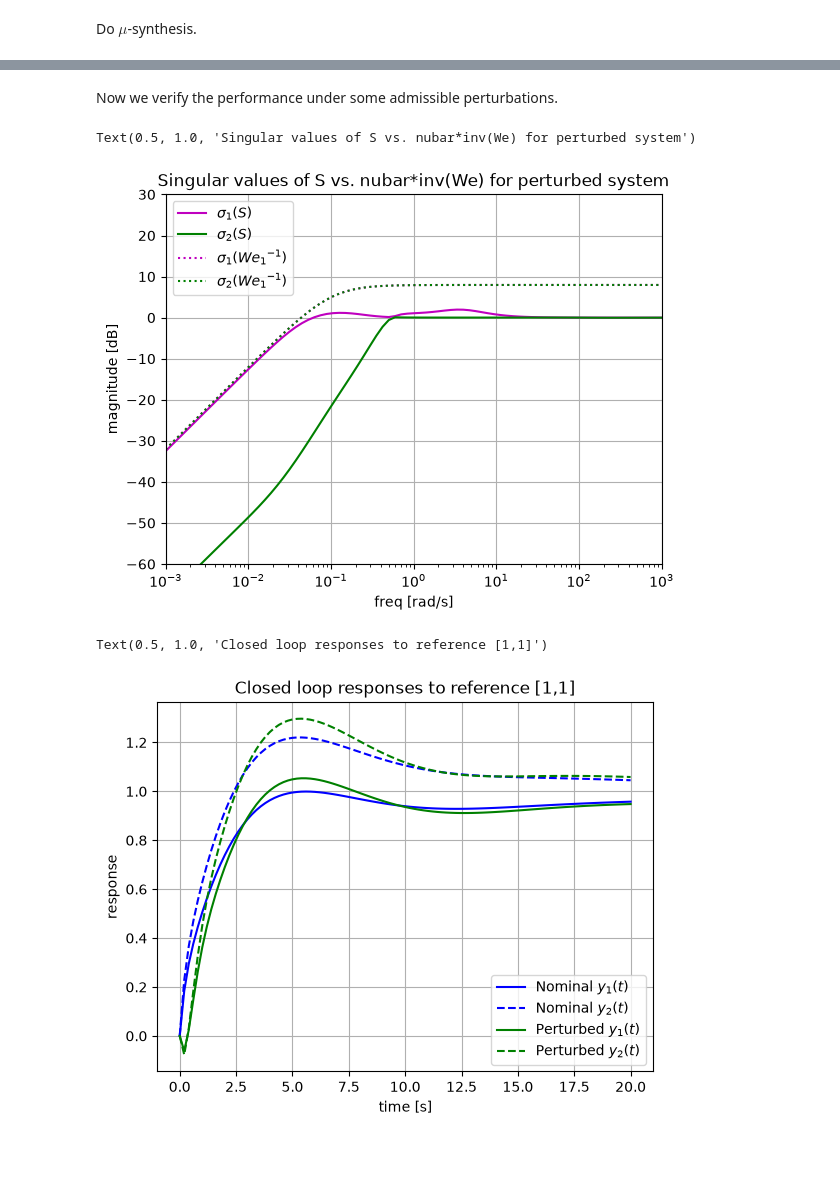
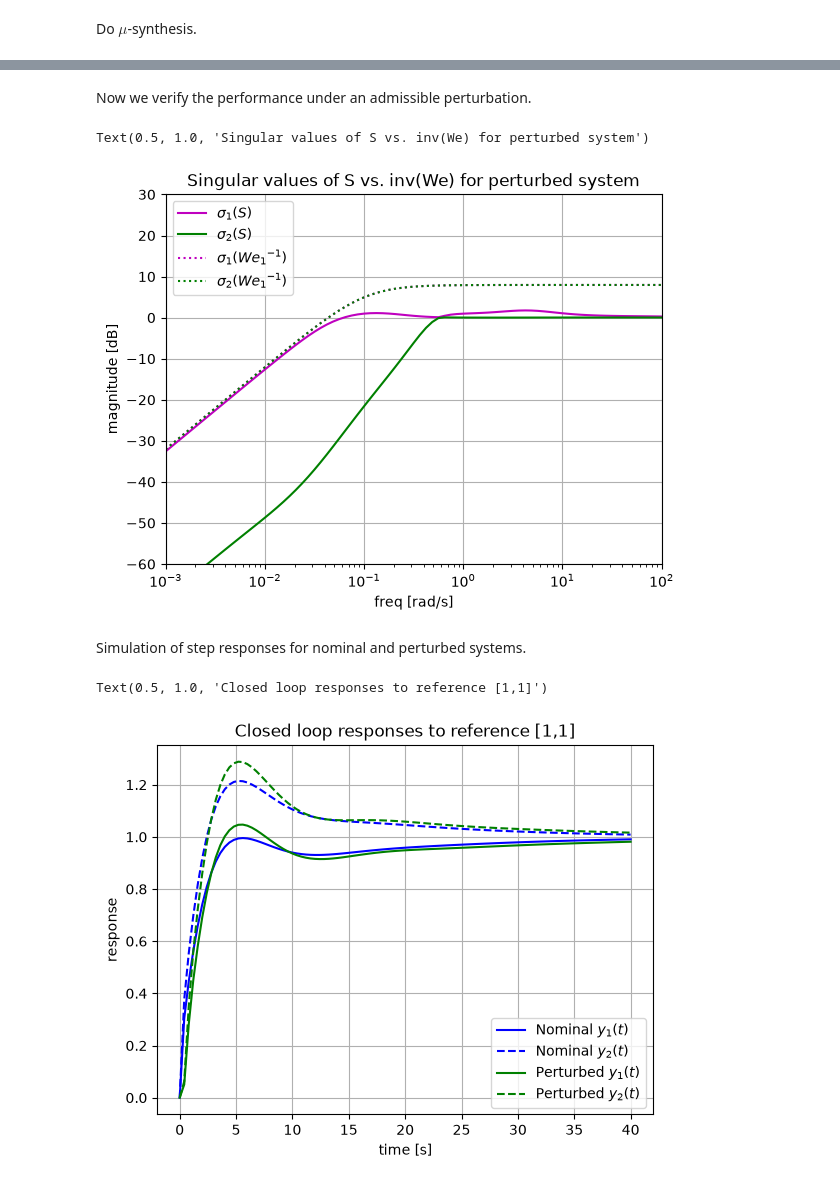
Before and after one commit to giannibi/rpc-scripts, a Jupyter notebook: examples/Part5/05 robust_performance_4.ipynb, the cells around one changed output, grey strips where cells are left out. Drawn from its saved outputs; the diff is of its cells as text; code cells hidden in the pictures; blank space fills up the shorter version.

```diff
--- a/examples/Part5/05 robust_performance_4.ipynb
+++ b/examples/Part5/05 robust_performance_4.ipynb
@@ -24,7 +24,7 @@ P = ct.tf([[[87.8], [-86.4]],
 display("Plant transfer function", P)
 
 # Frequency range for all computations
-omega = np.logspace(-3, 3, 81)
+omega = np.logspace(-3, 2, 81)
 # %% [output]
 'Plant transfer function'
 TransferFunction(
@@ -148,10 +146,12 @@ f = 2
 structure = np.array([[2,2],[2,2]])
 
 # Do mu-synthesis using dkpy
+
+# Enable logging of iterations
 logging.basicConfig(level=logging.INFO)
 
 # Number of iterations
-numiter = 2
+numiter = 6
 
 # Do D-K iteration
 K, best_nubar, iter_results = rb.musyn_dkpy(G, f, f, structure, omega, order=4, numiter=numiter)
@@ -164,9 +164,7 @@ M = ct.interconnect([P, K, Wi, We, sumdelta, fbk],
                     outputs=['zdelta[0]','zdelta[1]','z[0]','z[1]'])
 
 # Compute mu upper bound and its maximum over frequency
-M_jomega = M(1j * omega)
-mubar,_,_,_ = dkpy.SsvLmiBisection(n_jobs=None).compute_ssv(M_jomega, structure)
-nubar = np.max(mubar)
+mubar, nubar = rb.mucomp_dkpy(M, structure, omega)
 display("Peak upper bound (nubar): ", nubar)
 
 # Display the mu upper bound achieved throughout the iterations and the final one
@@ -227,9 +229,9 @@ Text(0.5, 1.0, 'Singular values of S vs. nubar*inv(We) for the nominal system')
 # %% [markdown]
-Now we verify the performance under some admissible perturbations.
+Now we verify the performance under an admissible perturbation.
 # %%
 # Generate an admissible perturbed plant
-tau = 0.5
-g = -0.2
+tau = 0.499
+g = -0.199
 H = ct.tf([[[-tau/2*(1+g),1+g], [0]],
                   [[0], [-tau/2*(1+g),1+g]]],
                  [[[tau/2,1], [1]],
@@ -253,41 +255,42 @@ plt.semilogx(omega, 20*np.log10(Weinvsv[:, 0]), 'm:', label=r'$\sigma_1({We_1}^{
 plt.semilogx(omega, 20*np.log10(Weinvsv[:, 1]), 'g:', label=r'$\sigma_2({We_1}^{-1})$')
 plt.ylim([-60, 30])
 plt.ylabel('magnitude [dB]')
-plt.xlim([1e-3, 1e3])
+plt.xlim([1e-3, 1e2])
 plt.xlabel('freq [rad/s]')
 plt.legend()
 plt.grid()
-plt.title('Singular values of S vs. nubar*inv(We) for perturbed system')
+plt.title('Singular values of S vs. inv(We) for perturbed system')
 # %% [output]
-Text(0.5, 1.0, 'Singular values of S vs. nubar*inv(We) for perturbed system')
+Text(0.5, 1.0, 'Singular values of S vs. inv(We) for perturbed system')
-[figure, old version]
+[figure, new version]
+# %% [markdown]
+Simulation of step responses for nominal and perturbed systems.
 # %%
 # Time for simulation
-time = np.linspace(0, 20, 101)
+time = np.linspace(0, 40, 101)
 
 # Compute complementary sensitivity for nominal and perturbed
 T = I-S
 Tp = I-Sp
-
 
 # Compute and plot unit step responses
 _, y1 = ct.step_response(T, time, input=0, squeeze=True)
 _, y2 = ct.step_response(T, time, input=1, squeeze=True)
 y = y1+y2
 _, yp1 = ct.step_response(Tp, time, input=0, squeeze=True)
 _, yp2 = ct.step_response(Tp, time, input=1, squeeze=True)
 yp= (yp1+yp2)
 
 
 plt.plot(time, y[0], 'b', label='Nominal $y_1(t)$')
 plt.plot(time, y[1], 'b--', label='Nominal $y_2(t)$')
 plt.plot(time, yp[0], 'g', label='Perturbed $y_1(t)$')
 plt.plot(time, yp[1], 'g--', label='Perturbed $y_2(t)$')
 plt.xlabel('time [s]')
 plt.ylabel('response')
 plt.legend()
 plt.grid()
 plt.title('Closed loop responses to reference [1,1]')
 # %% [output]
 Text(0.5, 1.0, 'Closed loop responses to reference [1,1]')
-[figure, old version]
+[figure, new version]
```
Also changed, not shown: parts of 5 cells of this notebook, 4 other files.
